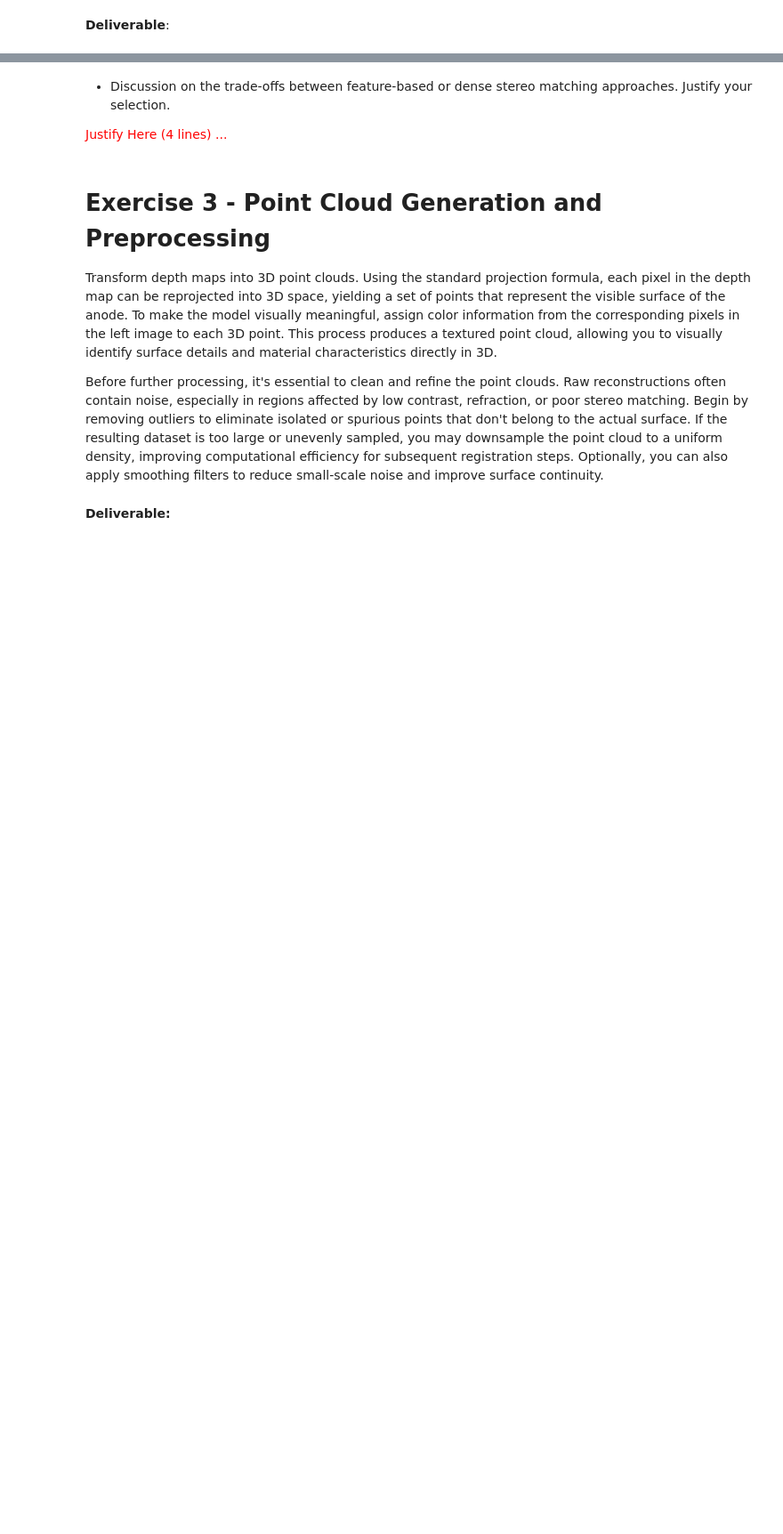
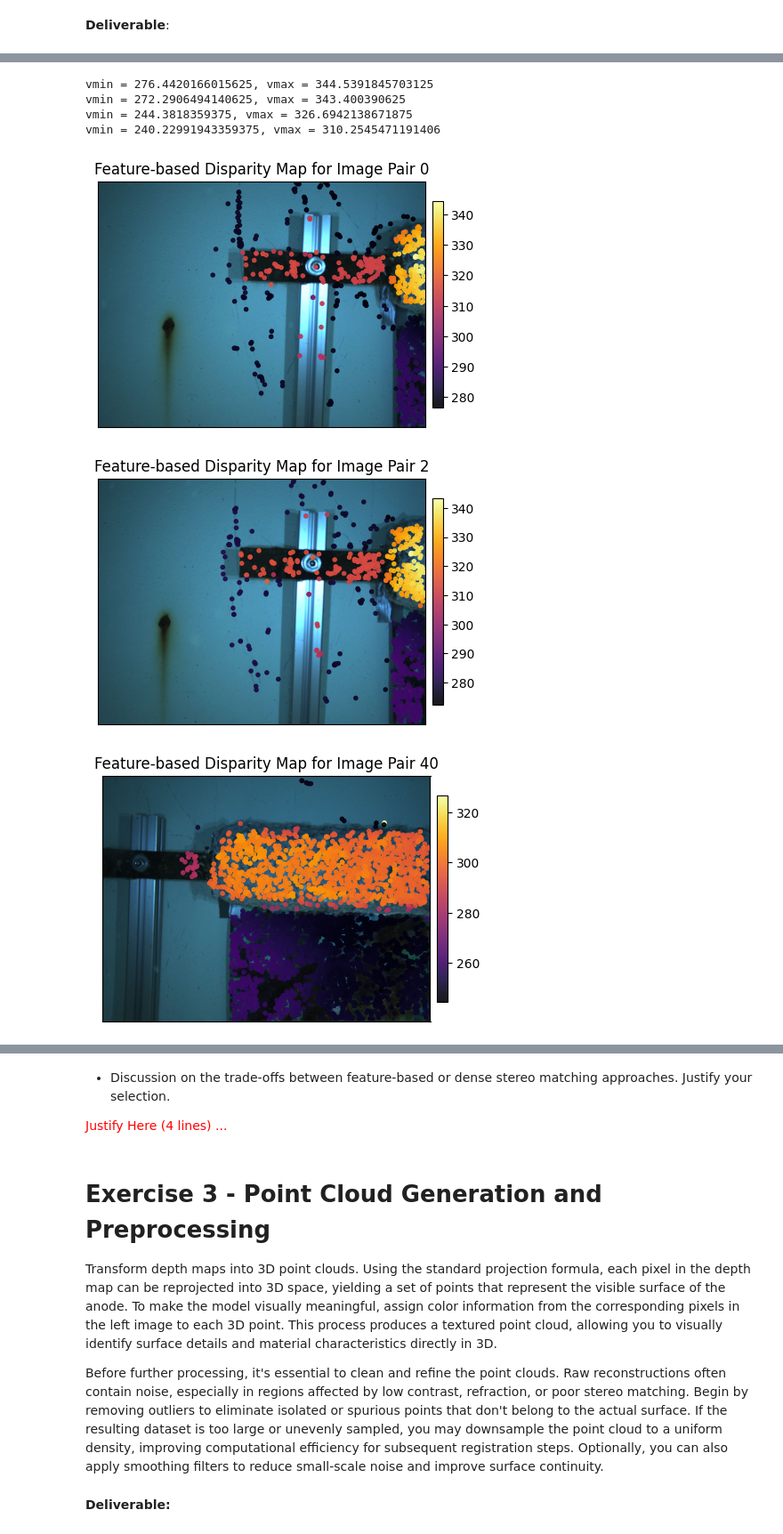
Before and after one commit to ChristianGeyer/pmap-assign2-3d-point-cloud-reconstruction, a Jupyter notebook: Assignment2_2025_ChristianGeyer.ipynb, the cells around one changed output, grey strips where cells are left out. Shown at 89% size. Drawn from its saved outputs; the diff is of its cells as text; code cells hidden in the pictures; blank space fills up the shorter version.

```diff
--- a/Assignment2_2025_ChristianGeyer.ipynb
+++ b/Assignment2_2025_ChristianGeyer.ipynb
@@ -482,0 +628,4 @@ Once the disparity map is computed, convert it into a depth map using the known
+# %%
+# select some image indices to compute disparities
+indices = [0, 2, 40, 42]
+disparities_list, kptsL_list, kptsR_list, matches_list = exercise2_2(left_rectified, right_rectified, indices, verbose=True)
@@ -488,0 +661,18 @@ Once the disparity map is computed, convert it into a depth map using the known
+# %%
+# (Code) Displaying the disparity map
+for ii in range(len(indices)):
+    i = indices[ii]
+    disp = disparities_list[ii]
+    kptsL = kptsL_list[ii]
+    matches = matches_list[ii]
+    radius = 3
+    title = f"Feature-based Disparity Map for Image Pair {i}"
+    plot_feature_based_disparity(left_rectified[i], kptsL, matches, disp, radius, title, "left")
+# %% [output]
+vmin = 276.4420166015625, vmax = 344.5391845703125
+vmin = 272.2906494140625, vmax = 343.400390625
+vmin = 244.3818359375, vmax = 326.6942138671875
+vmin = 240.22991943359375, vmax = 310.2545471191406
+[figure, added]
+[figure, added]
+[figure, added]
```
Also changed, not shown: parts of 13 cells of this notebook.
